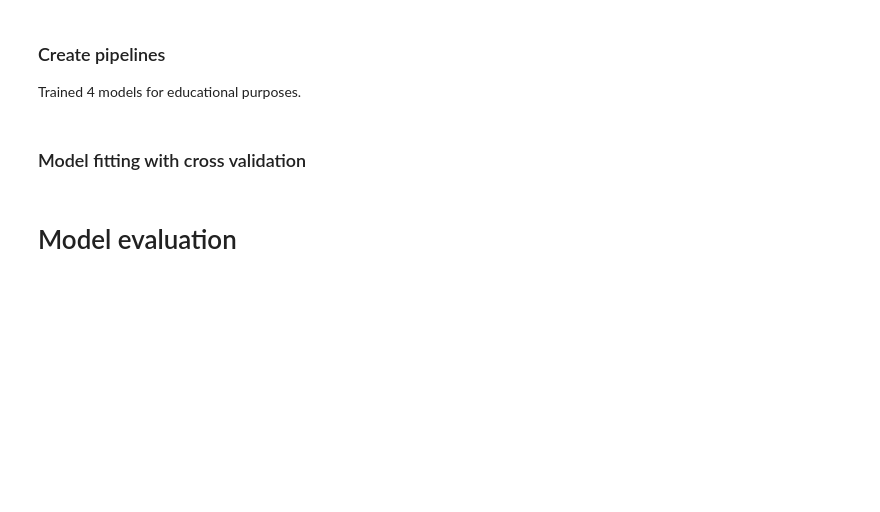
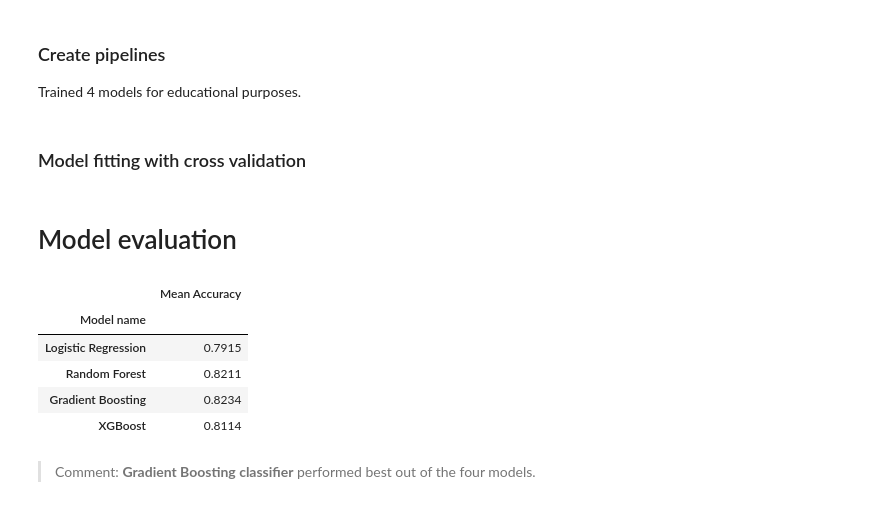
Before and after one commit to Safwan-ullah-khan/dsp-finalproject, a Jupyter notebook: notebook/build_model.ipynb, the cells around one changed output. Saved outputs shown, nothing was run; the diff lists cells and outputs as text; code cells hidden in the pictures; blank space fills up the shorter version.

Commit message:
Finished Model evaluation

```diff
--- a/notebook/build_model.ipynb
+++ b/notebook/build_model.ipynb
@@ -288,3 +288,24 @@ grb_cv = cross_val_score(gradient_boosting_pipe, features, target, cv=5, scoring
 xgb_cv = cross_val_score(xgb_pipe, features, target, cv=5, scoring="accuracy")
 # %% [markdown]
 # Model evaluation
+# %%
+names = ["Logistic Regression", "Random Forest", "Gradient Boosting", "XGBoost"]
+cv_scores = [logistic_cv, rf_cv, grb_cv, xgb_cv]
+mean_accs = [cv_scores.mean() for cv_scores in cv_scores]
+
+result_df = pd.DataFrame({
+        "Model name": names,
+        "Mean Accuracy": mean_accs
+})
+
+result_df.set_index("Model name", inplace=True)
+result_df
+# %% [output]
+|  | Mean Accuracy |
+| Model name |  |
+| Logistic Regression | 0.7915 |
+| Random Forest | 0.8211 |
+| Gradient Boosting | 0.8234 |
+| XGBoost | 0.8114 |
+# %% [markdown]
+> Comment: **Gradient Boosting classifier** performed best out of the four models.
```
